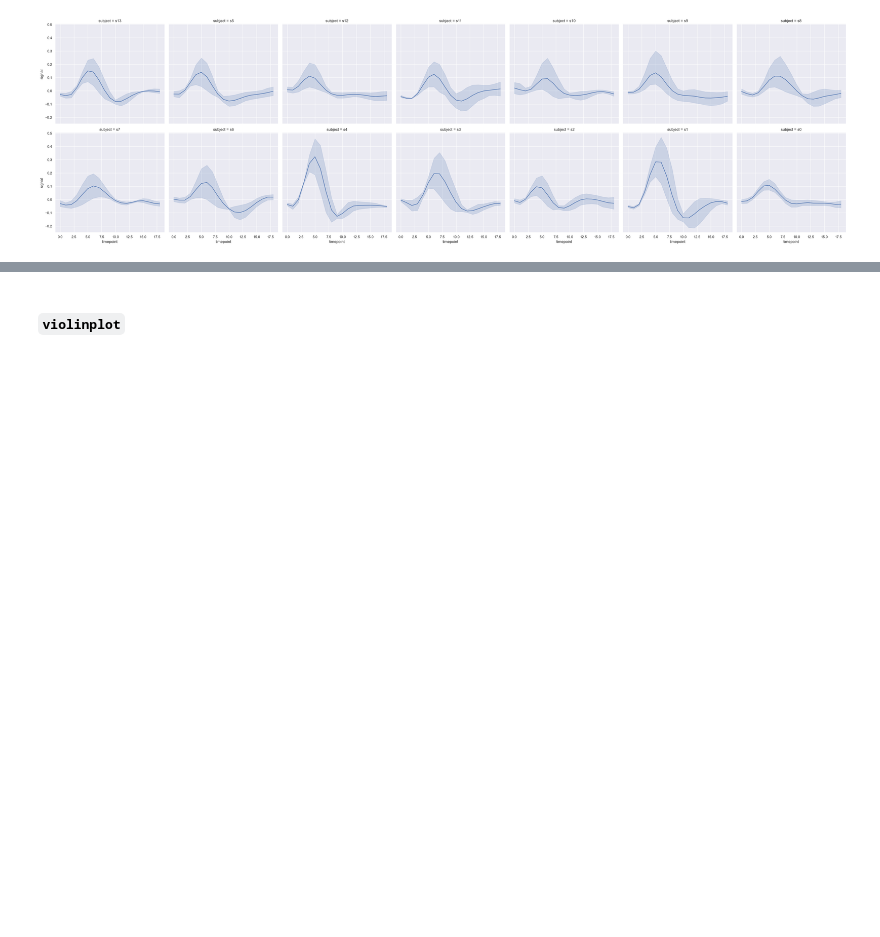
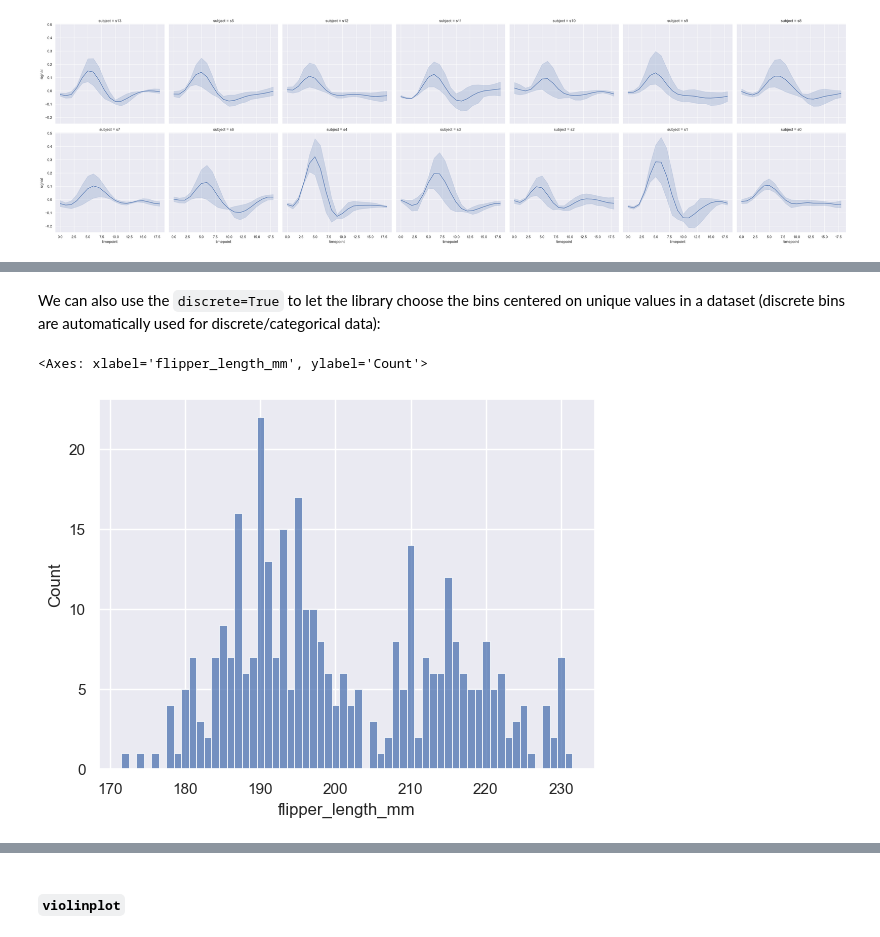
Before and after one commit to rjrdev/machine-learning-cheatsheets, a Jupyter notebook: 3_matplotlib_seaborn.ipynb, the cells around one changed output, grey strips where cells are left out. Drawn from its saved outputs; the diff is of its cells as text; code cells hidden in the pictures; blank space fills up the shorter version.

```diff
--- a/3_matplotlib_seaborn.ipynb
+++ b/3_matplotlib_seaborn.ipynb
@@ -406,0 +455,9 @@ sns.relplot(
+# %% [markdown]
+We can also use the `discrete=True` to let the library choose the bins centered on unique values in a dataset (discrete bins are automatically used for discrete/categorical data):
+# %%
+sns.histplot(penguins,
+            x="flipper_length_mm",
+            discrete=True)
+# %% [output]
+<Axes: xlabel='flipper_length_mm', ylabel='Count'>
+[figure, added]
```
Also changed, not shown: parts of 48 cells of this notebook.
